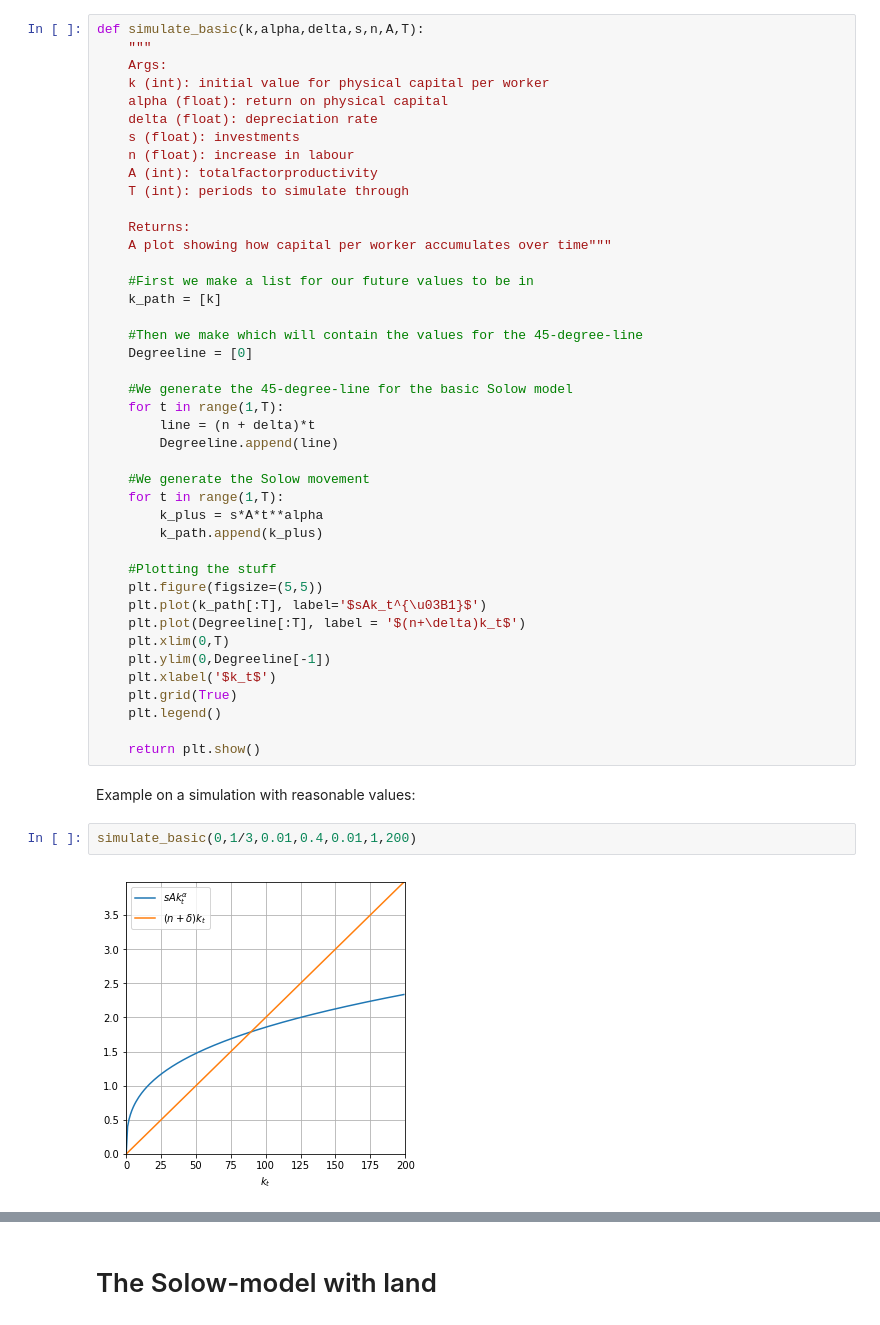
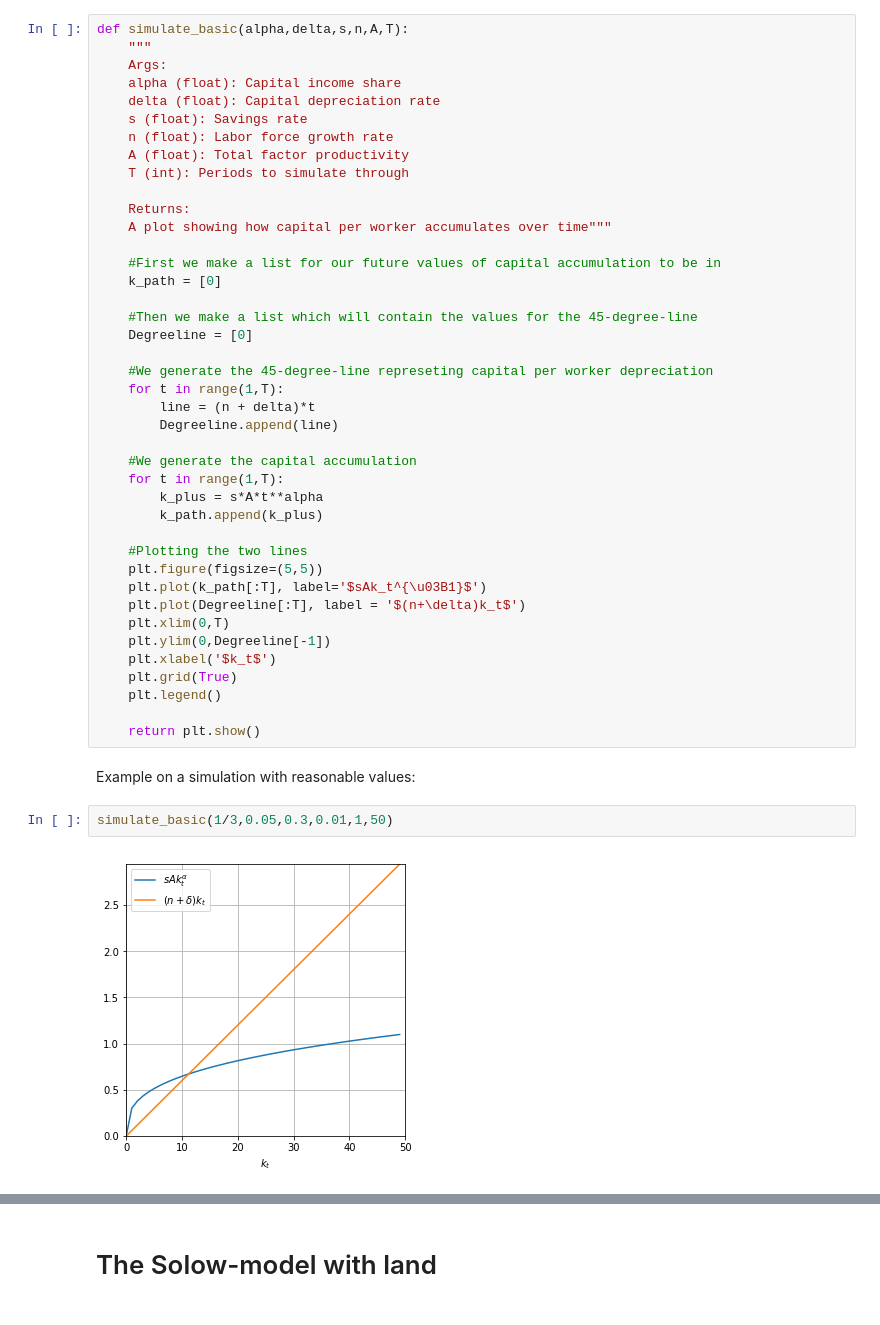
Before and after one commit to NumEconCopenhagen/projects-2019-tm-and-mp, a Jupyter notebook: modelproject/modelproject.ipynb, the cells around one changed output, grey strips where cells are left out. Cells and saved outputs as stored; diff of their text form.

```diff
--- a/modelproject/modelproject.ipynb
+++ b/modelproject/modelproject.ipynb
@@ -88,37 +95,36 @@ sm.Eq(ystar, eq1)
 # %% [markdown]
 ## Simulating the basic Solow model
 # %%
-def simulate_basic(k,alpha,delta,s,n,A,T):
+def simulate_basic(alpha,delta,s,n,A,T):
     """
     Args:
-    k (int): initial value for physical capital per worker
-    alpha (float): return on physical capital
-    delta (float): depreciation rate
-    s (float): investments
-    n (float): increase in labour
-    A (int): totalfactorproductivity
-    T (int): periods to simulate through
+    alpha (float): Capital income share
+    delta (float): Capital depreciation rate
+    s (float): Savings rate
+    n (float): Labor force growth rate
+    A (float): Total factor productivity
+    T (int): Periods to simulate through
 
     Returns:
     A plot showing how capital per worker accumulates over time"""
 
-    #First we make a list for our future values to be in
-    k_path = [k]
+    #First we make a list for our future values of capital accumulation to be in
+    k_path = [0]
 
-    #Then we make which will contain the values for the 45-degree-line
+    #Then we make a list which will contain the values for the 45-degree-line
     Degreeline = [0]
 
-    #We generate the 45-degree-line for the basic Solow model
+    #We generate the 45-degree-line represeting capital per worker depreciation
     for t in range(1,T):
         line = (n + delta)*t
         Degreeline.append(line)
 
-    #We generate the Solow movement
+    #We generate the capital accumulation
     for t in range(1,T):
         k_plus = s*A*t**alpha
         k_path.append(k_plus)
 
-    #Plotting the stuff
+    #Plotting the two lines
     plt.figure(figsize=(5,5))
     plt.plot(k_path[:T], label='$sAk_t^{\u03B1}$')
     plt.plot(Degreeline[:T], label = '$(n+\delta)k_t$')
@@ -132,7 +138,7 @@ def simulate_basic(k,alpha,delta,s,n,A,T):
 # %% [markdown]
 Example on a simulation with reasonable values:
 # %%
-simulate_basic(0,1/3,0.01,0.4,0.01,1,200)
+simulate_basic(1/3,0.05,0.3,0.01,1,50)
 # %% [output]
-[figure, old version]
+[figure, new version]
 # %% [markdown]
```
Also changed, not shown: parts of 34 cells of this notebook.
